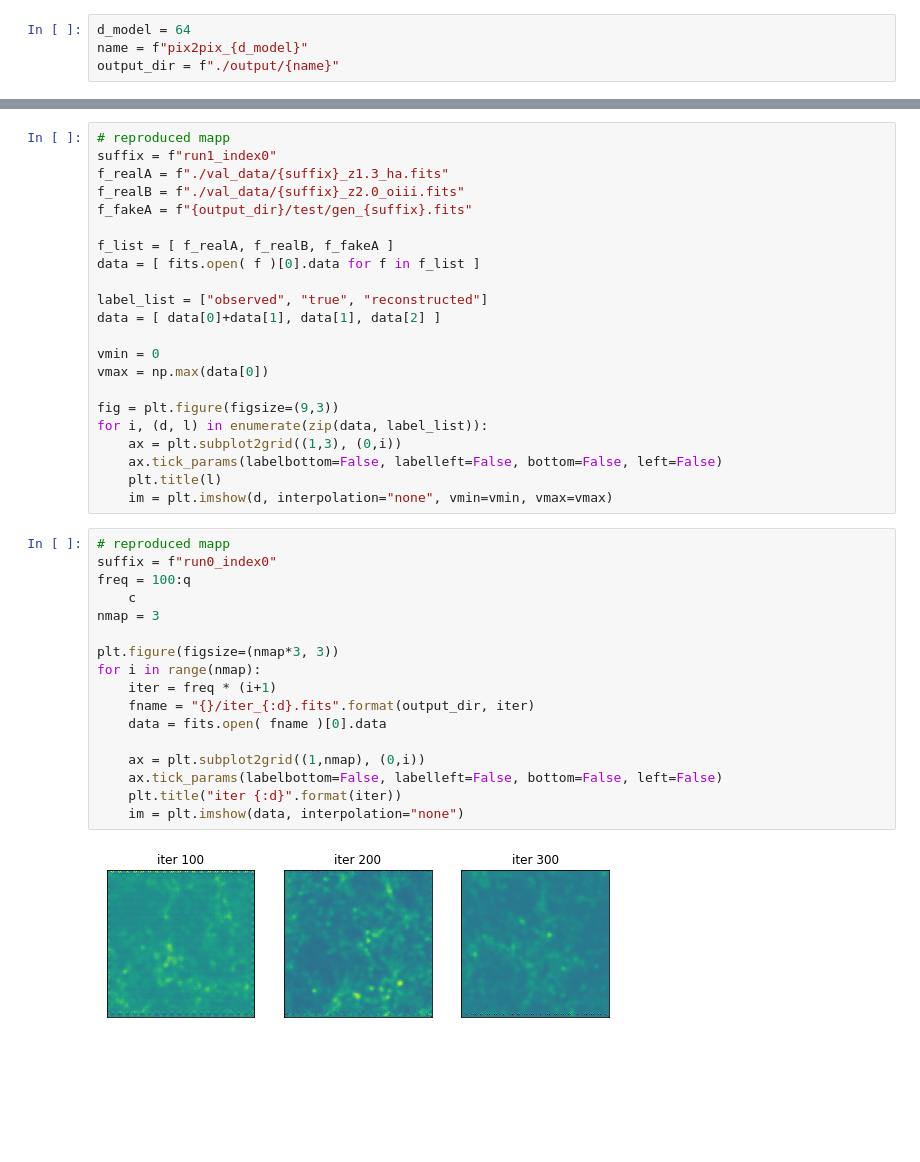
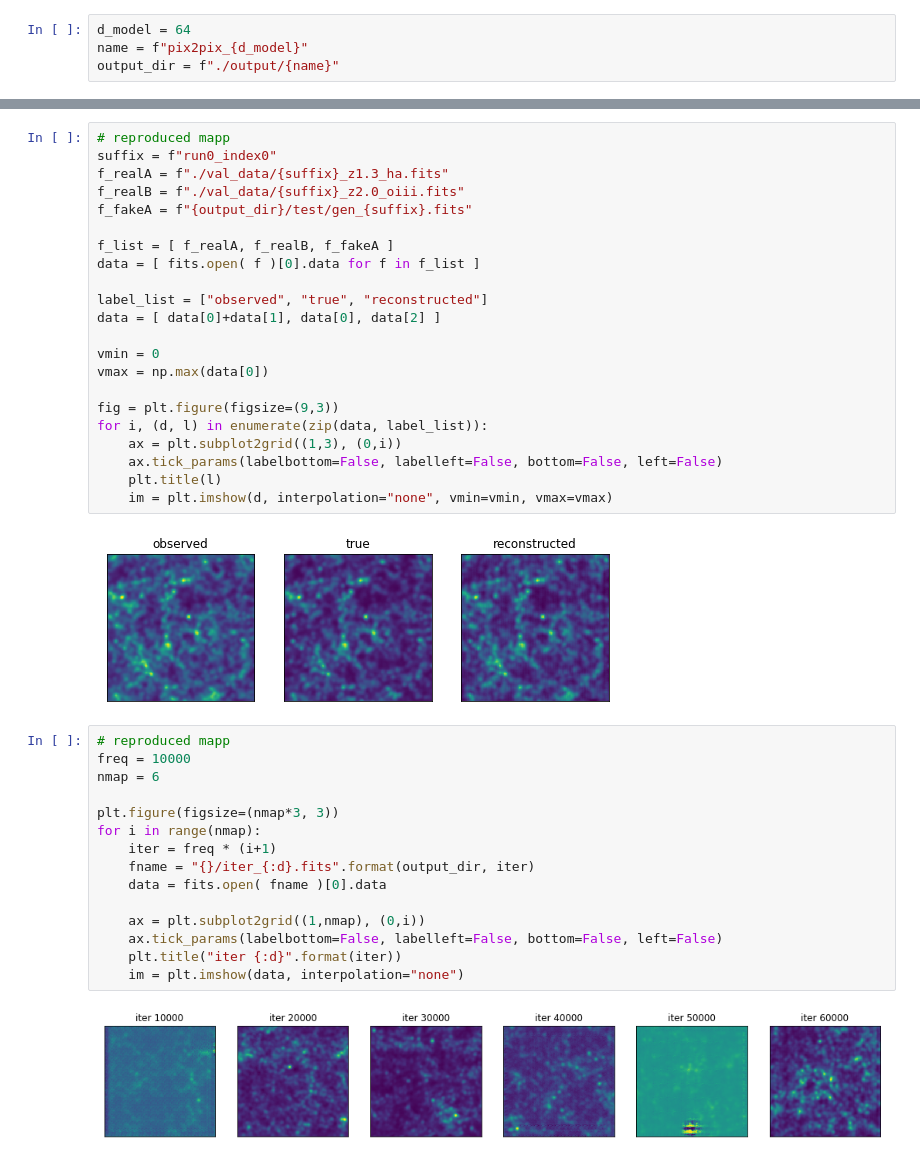
Before and after one commit to knmoriwaki/IM2IM, a Jupyter notebook: plot.ipynb, the cells around one changed output, grey strips where cells are left out. Cells and saved outputs as stored; diff of their text form; blank space fills up the shorter version.

Commit message:
add images

```diff
--- a/plot.ipynb
+++ b/plot.ipynb
@@ -27,7 +29,7 @@ plt.legend(loc="upper right")
 [figure]
 # %%
 # reproduced mapp
-suffix = f"run1_index0"
+suffix = f"run0_index0"
 f_realA = f"./val_data/{suffix}_z1.3_ha.fits"
 f_realB = f"./val_data/{suffix}_z2.0_oiii.fits"
 f_fakeA = f"{output_dir}/test/gen_{suffix}.fits"
@@ -36,7 +38,7 @@ f_list = [ f_realA, f_realB, f_fakeA ]
 data = [ fits.open( f )[0].data for f in f_list ]
 
 label_list = ["observed", "true", "reconstructed"]
-data = [ data[0]+data[1], data[1], data[2] ]
+data = [ data[0]+data[1], data[0], data[2] ]
 
 vmin = 0
 vmax = np.max(data[0])
@@ -47,22 +49,22 @@ for i, (d, l) in enumerate(zip(data, label_list)):
     ax.tick_params(labelbottom=False, labelleft=False, bottom=False, left=False)
     plt.title(l)
     im = plt.imshow(d, interpolation="none", vmin=vmin, vmax=vmax)
+# %% [output]
+[figure, added]
 # %%
 # reproduced mapp
-suffix = f"run0_index0"
-freq = 100:q
-    c
-nmap = 3
+freq = 10000
+nmap = 6
 
 plt.figure(figsize=(nmap*3, 3))
 for i in range(nmap):
     iter = freq * (i+1)
     fname = "{}/iter_{:d}.fits".format(output_dir, iter)
     data = fits.open( fname )[0].data
 
     ax = plt.subplot2grid((1,nmap), (0,i))
     ax.tick_params(labelbottom=False, labelleft=False, bottom=False, left=False)
     plt.title("iter {:d}".format(iter))
     im = plt.imshow(data, interpolation="none")
 # %% [output]
-[figure, old version]
+[figure, new version]
```
Also changed, not shown: parts of 1 cell of this notebook, 4 other files.
